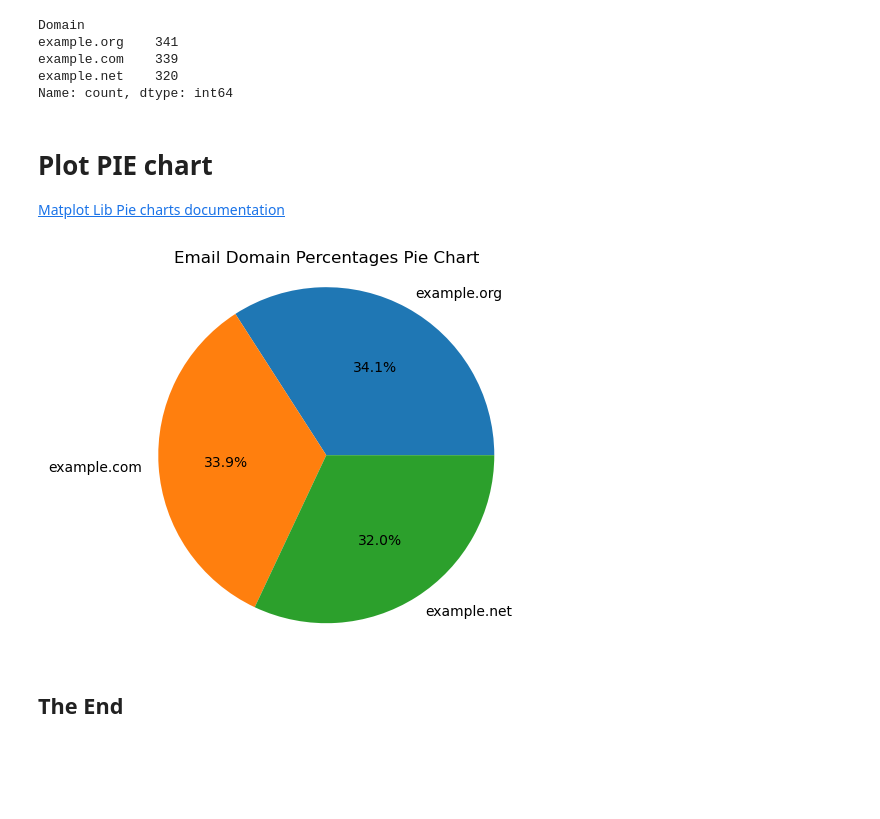
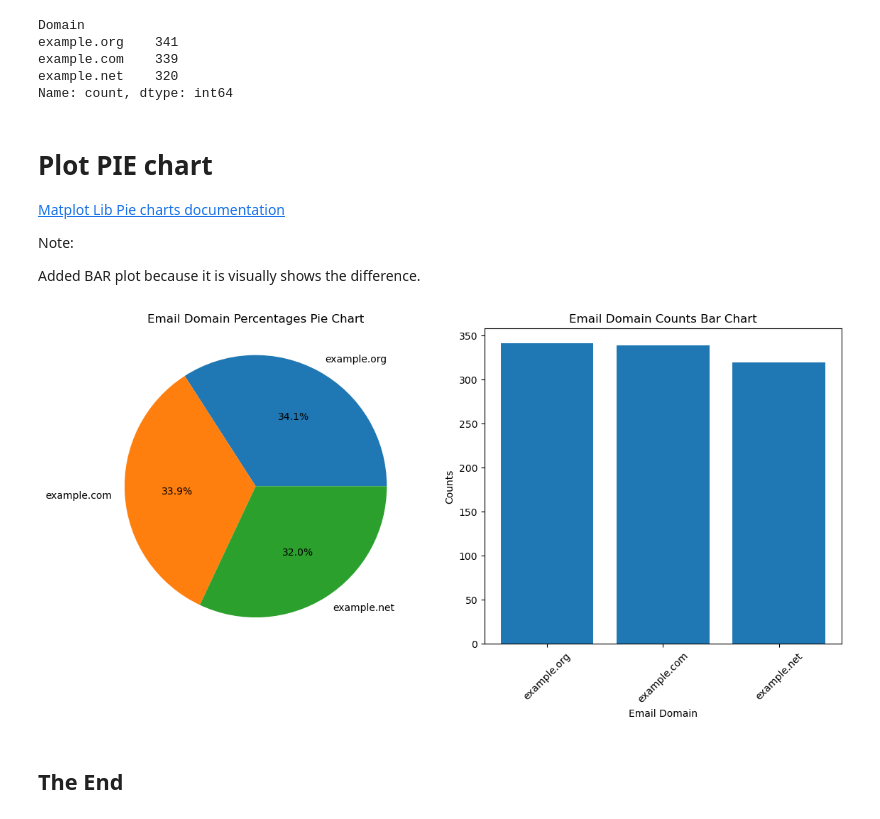
Before and after one commit to clydewatts1/PFDA-programming-for-data-analytics, a Jupyter notebook: assignments/assignment03-pie.ipynb, the cells around one changed output. Saved outputs shown, nothing was run; the diff lists cells and outputs as text; code cells hidden in the pictures; blank space fills up the shorter version.

```diff
--- a/assignments/assignment03-pie.ipynb
+++ b/assignments/assignment03-pie.ipynb
@@ -96,15 +105,29 @@ Name: count, dtype: int64
 
 
 [Matplot Lib Pie charts documentation](https://matplotlib.org/stable/gallery/pie_and_polar_charts/pie_features.html)
+
+Note:
+
+Added BAR plot because it is visually shows the difference.
 # %%
 # 1st we need to get counts of the domains
 domain_counts = people_earl_df['Domain'].value_counts()
+# create 2 plots one for pie chart and one for bar chart
+fig, ax = plt.subplots(1, 2, figsize=(12, 6))
 # domain counts - column names
-plt.pie(domain_counts, labels=domain_counts.index, autopct='%1.1f%%')
-plt.axis('equal')  # Equal aspect ratio ensures that pie is drawn as a circle.
-plt.title('Email Domain Percentages Pie Chart')
+ax[0].pie(domain_counts, labels=domain_counts.index, autopct='%1.1f%%')
+ax[0].axis('equal')  # Equal aspect ratio ensures that pie is drawn as a circle.
+ax[0].set_title('Email Domain Percentages Pie Chart')
+
+# Bar chart
+ax[1].bar(domain_counts.index, domain_counts.values)
+ax[1].set_title('Email Domain Counts Bar Chart')
+ax[1].set_xlabel('Email Domain')
+ax[1].set_ylabel('Counts')
+plt.xticks(rotation=45)
+plt.tight_layout()
 plt.show()
 # %% [output]
-[figure, old version]
+[figure, new version]
 # %% [markdown]
 ## The End
```
Also changed, not shown: parts of 2 cells of this notebook.
